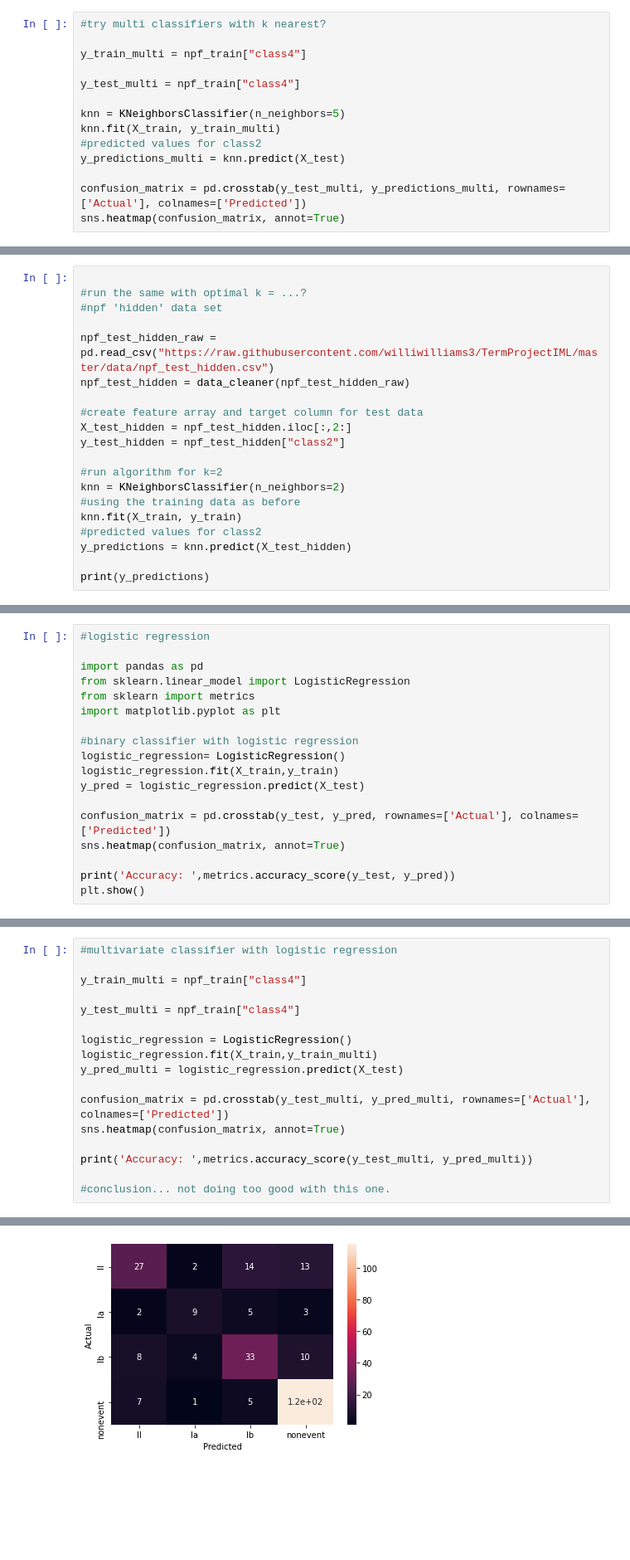
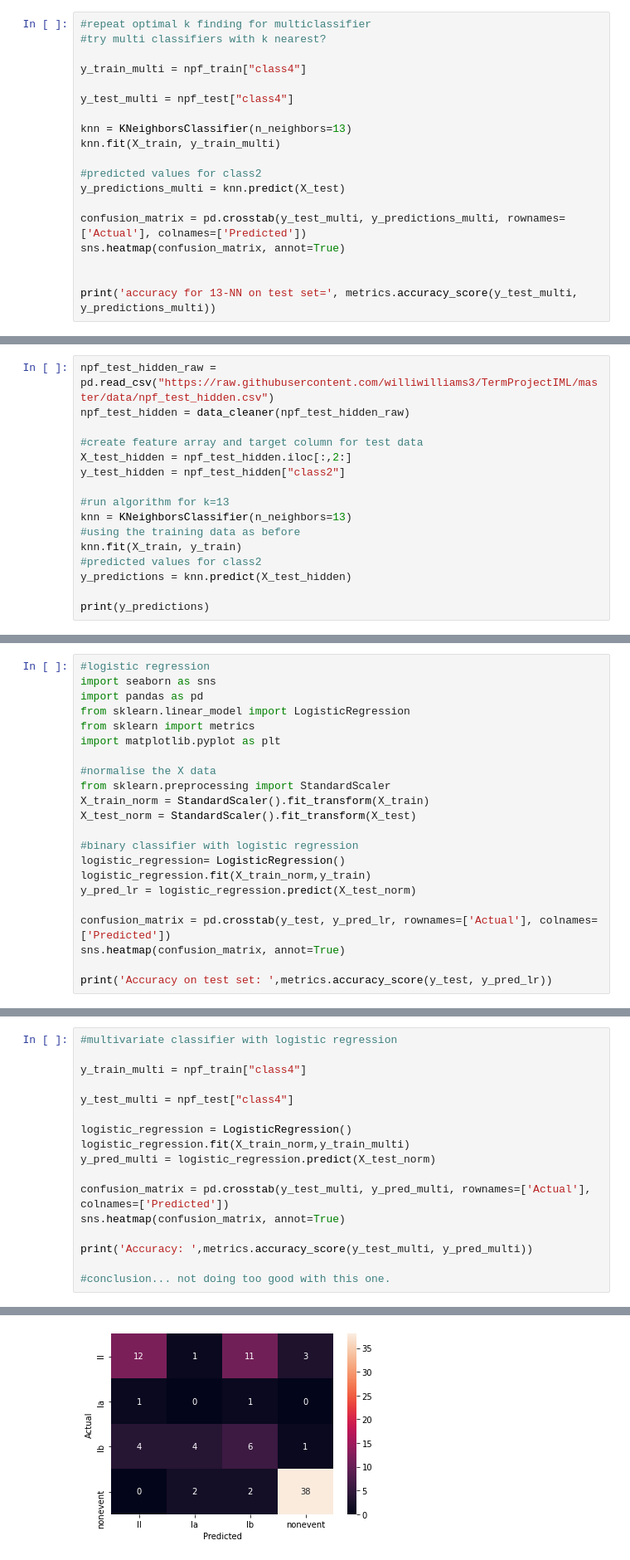
Before and after one commit to williwilliams3/TermProjectIML, a Jupyter notebook: Term_Project_Julia.ipynb, the cells around one changed output, grey strips where cells are left out. Shown: that part at 83% size. Drawn from its saved outputs; the diff is of its cells as text; blank space fills up the shorter version.

```diff
--- a/Term_Project_Julia.ipynb
+++ b/Term_Project_Julia.ipynb
@@ -94,15 +123,20 @@ sns.heatmap(confusion_matrix, annot=True)
 # %%
+#repeat optimal k finding for multiclassifier
 #try multi classifiers with k nearest?
 
 y_train_multi = npf_train["class4"]
 
-y_test_multi = npf_train["class4"]
+y_test_multi = npf_test["class4"]
 
-knn = KNeighborsClassifier(n_neighbors=5)
+knn = KNeighborsClassifier(n_neighbors=13)
 knn.fit(X_train, y_train_multi)
+
 #predicted values for class2
 y_predictions_multi = knn.predict(X_test)
 
 confusion_matrix = pd.crosstab(y_test_multi, y_predictions_multi, rownames=['Actual'], colnames=['Predicted'])
 sns.heatmap(confusion_matrix, annot=True)
+
+
+print('accuracy for 13-NN on test set=', metrics.accuracy_score(y_test_multi, y_predictions_multi))
 # %% [output]
@@ -111,8 +145,4 @@ sns.heatmap(confusion_matrix, annot=True)
 # %%
-
-#run the same with optimal k = ...?
-#npf 'hidden' data set
-
 npf_test_hidden_raw = pd.read_csv("https://raw.githubusercontent.com/williwilliams3/TermProjectIML/master/data/npf_test_hidden.csv")
 npf_test_hidden = data_cleaner(npf_test_hidden_raw)
 
@@ -120,8 +150,8 @@ npf_test_hidden = data_cleaner(npf_test_hidden_raw)
 X_test_hidden = npf_test_hidden.iloc[:,2:]
 y_test_hidden = npf_test_hidden["class2"]
 
-#run algorithm for k=2
-knn = KNeighborsClassifier(n_neighbors=2)
+#run algorithm for k=13
+knn = KNeighborsClassifier(n_neighbors=13)
 #using the training data as before
 knn.fit(X_train, y_train)
 #predicted values for class2
@@ -149,19 +179,23 @@ print(y_predictions)
 # %%
 #logistic regression
-
+import seaborn as sns
 import pandas as pd
 from sklearn.linear_model import LogisticRegression
 from sklearn import metrics
 import matplotlib.pyplot as plt
 
+#normalise the X data
+from sklearn.preprocessing import StandardScaler
+X_train_norm = StandardScaler().fit_transform(X_train)
+X_test_norm = StandardScaler().fit_transform(X_test)
+
 #binary classifier with logistic regression
 logistic_regression= LogisticRegression()
-logistic_regression.fit(X_train,y_train)
-y_pred = logistic_regression.predict(X_test)
+logistic_regression.fit(X_train_norm,y_train)
+y_pred_lr = logistic_regression.predict(X_test_norm)
 
-confusion_matrix = pd.crosstab(y_test, y_pred, rownames=['Actual'], colnames=['Predicted'])
+confusion_matrix = pd.crosstab(y_test, y_pred_lr, rownames=['Actual'], colnames=['Predicted'])
 sns.heatmap(confusion_matrix, annot=True)
 
-print('Accuracy: ',metrics.accuracy_score(y_test, y_pred))
-plt.show()
+print('Accuracy on test set: ',metrics.accuracy_score(y_test, y_pred_lr))
 # %% [output]
@@ -179,11 +206,11 @@ Accuracy:  0.8488372093023255
 
 y_train_multi = npf_train["class4"]
 
-y_test_multi = npf_train["class4"]
+y_test_multi = npf_test["class4"]
 
 logistic_regression = LogisticRegression()
-logistic_regression.fit(X_train,y_train_multi)
-y_pred_multi = logistic_regression.predict(X_test)
+logistic_regression.fit(X_train_norm,y_train_multi)
+y_pred_multi = logistic_regression.predict(X_test_norm)
 
 confusion_matrix = pd.crosstab(y_test_multi, y_pred_multi, rownames=['Actual'], colnames=['Predicted'])
 sns.heatmap(confusion_matrix, annot=True)
@@ -203 +230 @@ Accuracy:  0.7131782945736435
-[figure, old version]
+[figure, new version]
```
Also changed, not shown: parts of 9 cells of this notebook.
